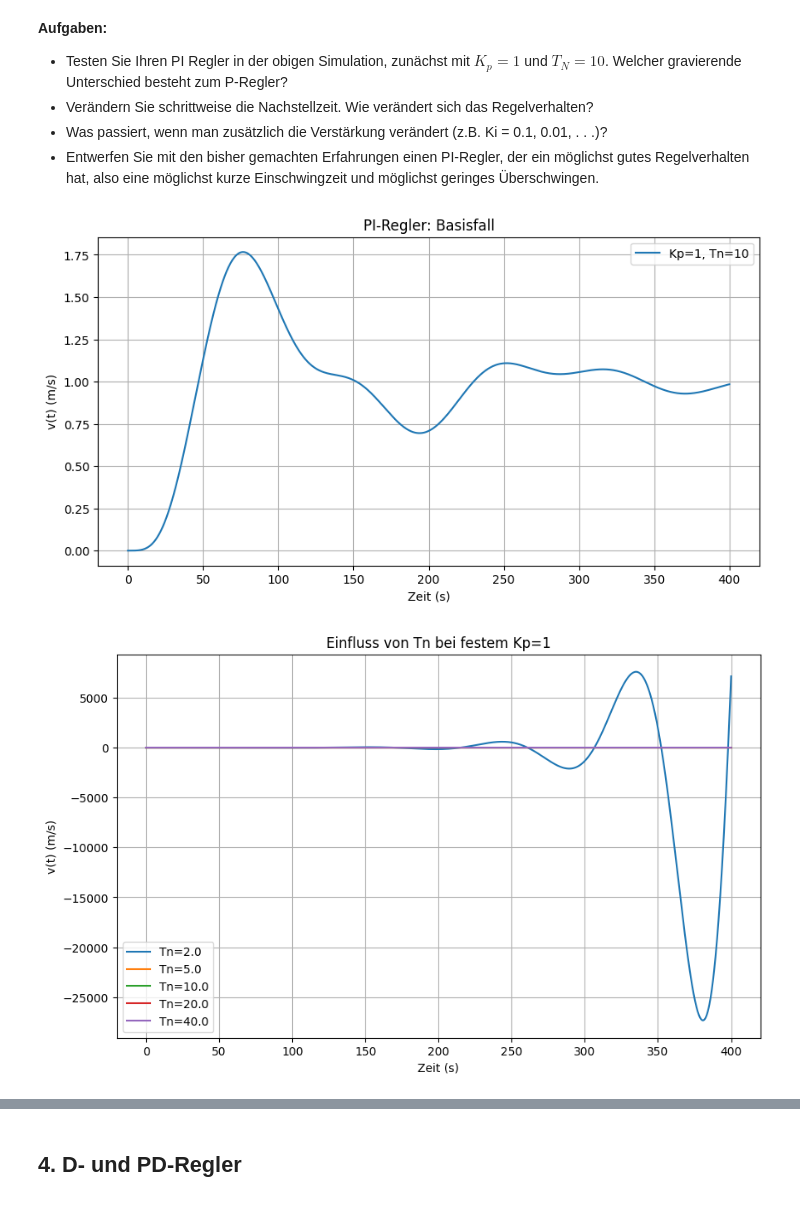
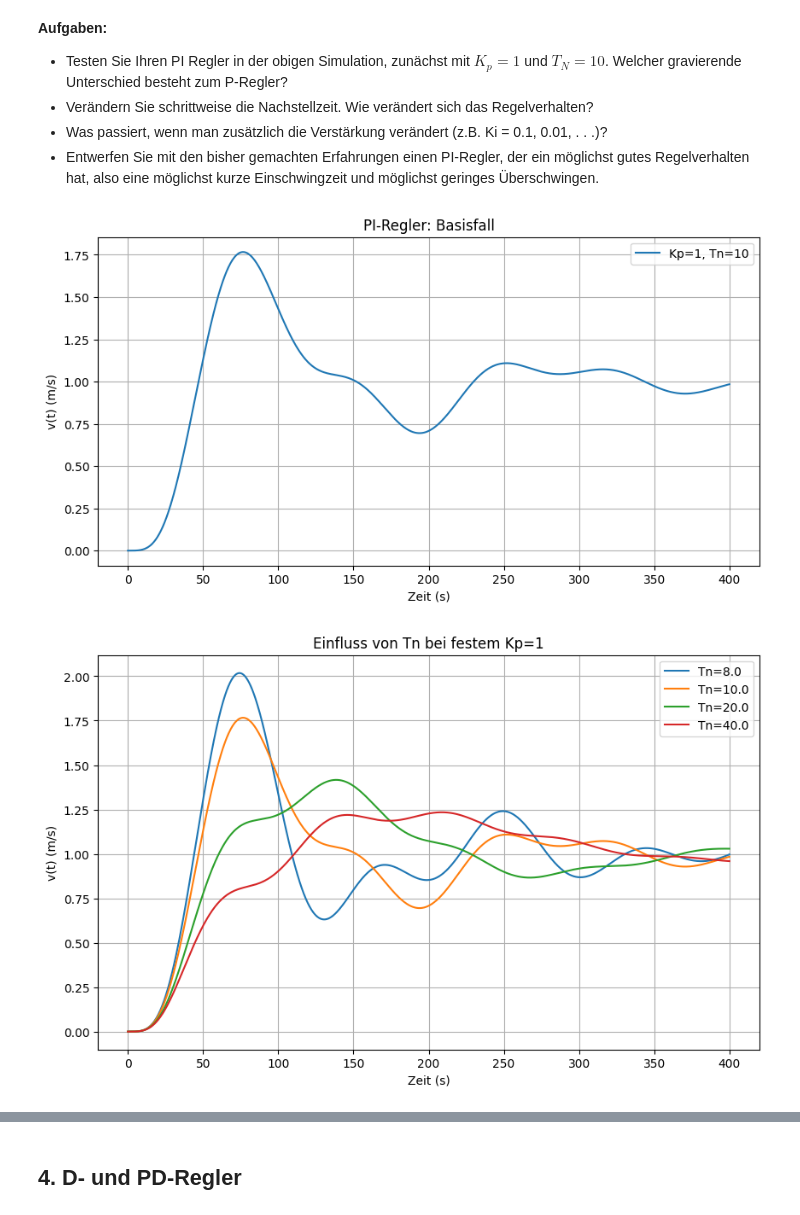
Before and after one commit to Guakocius/htwg, a Jupyter notebook: sem3/tgki/versuch5/vers_5_regler.ipynb, the cells around one changed output, grey strips where cells are left out. Saved outputs shown, nothing was run; the diff lists cells and outputs as text; code cells hidden in the pictures.

```diff
--- a/sem3/tgki/versuch5/vers_5_regler.ipynb
+++ b/sem3/tgki/versuch5/vers_5_regler.ipynb
@@ -290,38 +290,38 @@ ax.grid(True)
 ax.legend()
 
 # Variation der Nachstellzeit
-Tn_values = [2.0, 5.0, 10.0, 20.0, 40.0]
+Tn_values = [8.0, 10.0, 20.0, 40.0]
 fig, ax_Tn = plt.subplots(figsize=(10, 6))
 for Tn in Tn_values:
     t, v, _ = simulate_pi(Kp=1.0, Tn=Tn)
     ax_Tn.plot(t, v, label=f'Tn={Tn}')
 ax_Tn.set_title('Einfluss von Tn bei festem Kp=1')
 ax_Tn.set_xlabel('Zeit (s)')
 ax_Tn.set_ylabel('v(t) (m/s)')
 ax_Tn.legend()
 ax_Tn.grid(True)
 
 # Variation von Ki=Kp/Tn (über geänderte Tn bei gleichem Kp oder geänderten Kp)
 Ki_variants = [(1.0, 10.0), (1.0, 5.0), (0.5, 5.0), (2.0, 20.0)]
 fig, ax_ki = plt.subplots(figsize=(10, 5))
 for Kp_val, Tn_val in Ki_variants:
     t, v, _ = simulate_pi(Kp=Kp_val, Tn=Tn_val)
     ax_ki.plot(t, v, label=f'Kp={Kp_val}, Tn={Tn_val}')
 ax_ki.set_title('Variation von Ki = Kp/Tn')
 ax_ki.set_xlabel('Zeit (s)')
 ax_ki.set_ylabel('v(t) (m/s)')
 ax_ki.legend()
 ax_ki.grid(True)
 
 # Entwurf mit kurzer Einschwingzeit und wenig Überschwingen (heuristisch)
-t_best, v_best, _ = simulate_pi(Kp=1.2, Tn=8.0, t_span=(0, 250), steps=1500)
+t_best, v_best, _ = simulate_pi(Kp=1.2, Tn=15.0, t_span=(0, 250), steps=1500)
 fig, ax_best = plt.subplots(figsize=(10, 4))
 ax_best.plot(t_best, v_best, color='seagreen')
-ax_best.set_title('Abgestimmter PI-Regler (Kp=1.2, Tn=8)')
+ax_best.set_title('Abgestimmter PI-Regler (Kp=1.2, Tn=15.0)')
 ax_best.set_xlabel('Zeit (s)')
 ax_best.set_ylabel('v(t) (m/s)')
 ax_best.grid(True)
 # %% [output]
 [figure]
-[figure, old version]
+[figure, new version]
 [figure]
```
Also changed, not shown: parts of 1 cell of this notebook.
